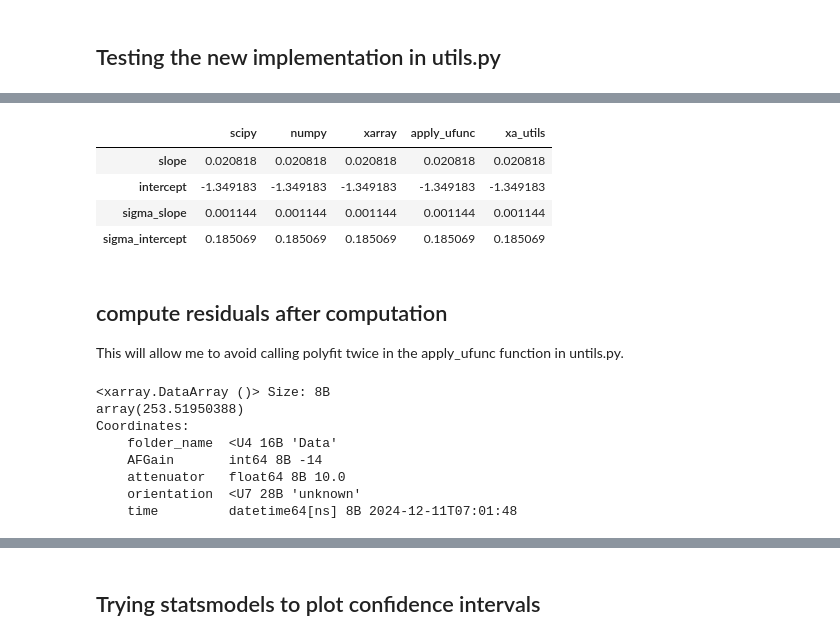
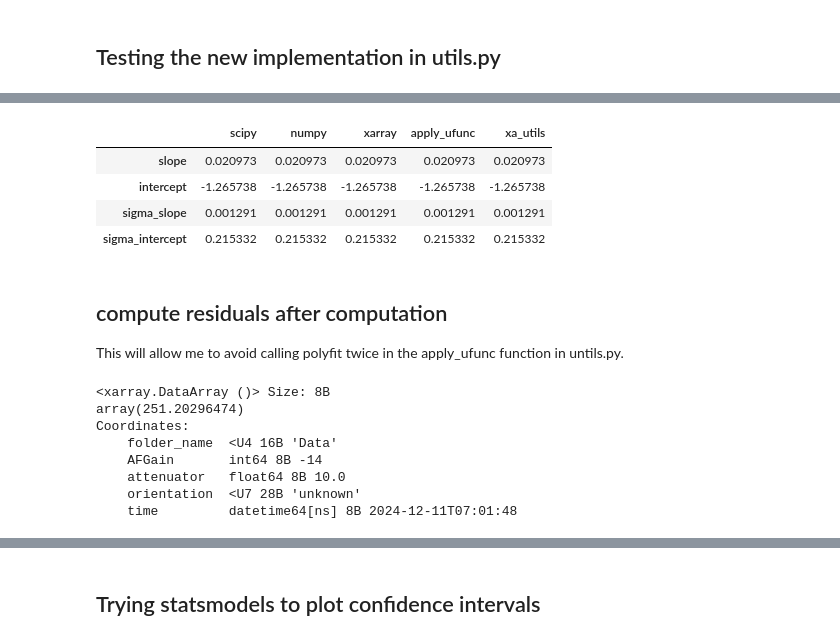
Before and after one commit to ldeo-glaciology/xapres, a Jupyter notebook: notebooks/test_notes/strain_rate_fit_uncertainties.ipynb, the cells around one changed output, grey strips where cells are left out. Cells and saved outputs as stored; diff of their text form; code cells hidden in the pictures.

Commit message:
add working weighted ezz fit and a new test

```diff
--- a/notebooks/test_notes/strain_rate_fit_uncertainties.ipynb
+++ b/notebooks/test_notes/strain_rate_fit_uncertainties.ipynb
@@ -65,7 +64,7 @@ Coordinates:
 one_w = w.isel(attenuator_setting_pair=1, time=60).sel(bin_depth=slice(0, 300))
 xdata = one_w.bin_depth.values
 ydata = one_w.velocity.values
-sigma = one_w.velocity_uncertainty.values
-one_w.velocity.plot(xlim=[0,500], ylim=[-40, 20], marker='.', linestyle = 'None')
+sigma = ((one_w.velocity_variance)**0.5).values
+one_w.velocity.plot(xlim=[0,300], ylim=[-10, 10], marker='.', linestyle = 'None')
 # %% [output]
 [<matplotlib.lines.Line2D at 0x...>]
@@ -306,7 +305,7 @@ def polyfit(ds, deg = 1, cov = 'unscaled'):
         my_polyfit,
         ds.bin_depth,
         ds.velocity,
-        ds.velocity_uncertainty,
+        (ds.velocity_variance)**0.5,
         input_core_dims=[["bin_depth"], ["bin_depth"], ["bin_depth"]],
         output_core_dims=[["degree"], ["degree"], ["dummy_dim"]],
         kwargs = {'deg': deg, 'cov': cov},
@@ -527,4 +526,5 @@ polyfit(w1).parameter_uncertainty.sel(degree=0).item()
 ## Testing the new implementation in utils.py
 # %%
 from_utils = stacked.profile.displacement_timeseries(max_depth_for_ezz_fit = 300, offset = 6)
-from_utils_1 = stacked.profile.displacement_timeseries(max_depth_for_ezz_fit = 300, offset = 6).isel(attenuator_setting_pair=1, time=60).sel(bin_depth=slice(0, 300))
+from_utils_1_cropped = stacked.profile.displacement_timeseries(max_depth_for_ezz_fit = 300, offset = 6).isel(attenuator_setting_pair=1, time=60).sel(bin_depth=slice(0, 300))
+from_utils_1_cropped
@@ -547,32 +549,32 @@ Attributes:
 # %%
 # add new column to dataframe
 abs_weights['xa_utils'] = abs_weights.numpy*np.nan
 # add values from from_utils xarray to the df in the final column
-abs_weights.loc['slope', 'xa_utils'] = from_utils_1.strain_rate.item()
-abs_weights.loc['intercept', 'xa_utils'] = from_utils_1.surface_intercept.item()
-abs_weights.loc['sigma_slope', 'xa_utils'] = from_utils_1.strain_rate_uncertainty.item()
-abs_weights.loc['sigma_intercept', 'xa_utils'] = from_utils_1.surface_intercept_uncertainty.item()
+abs_weights.loc['slope', 'xa_utils'] = from_utils_1_cropped.strain_rate.item()
+abs_weights.loc['intercept', 'xa_utils'] = from_utils_1_cropped.surface_intercept.item()
+abs_weights.loc['sigma_slope', 'xa_utils'] = from_utils_1_cropped.strain_rate_uncertainty.item()
+abs_weights.loc['sigma_intercept', 'xa_utils'] = from_utils_1_cropped.surface_intercept_uncertainty.item()
 abs_weights
 # %% [output]
 |  | scipy | numpy | xarray | apply_ufunc | xa_utils |
-| slope | 0.020818 | 0.020818 | 0.020818 | 0.020818 | 0.020818 |
-| intercept | -1.349183 | -1.349183 | -1.349183 | -1.349183 | -1.349183 |
-| sigma_slope | 0.001144 | 0.001144 | 0.001144 | 0.001144 | 0.001144 |
-| sigma_intercept | 0.185069 | 0.185069 | 0.185069 | 0.185069 | 0.185069 |
+| slope | 0.020973 | 0.020973 | 0.020973 | 0.020973 | 0.020973 |
+| intercept | -1.265738 | -1.265738 | -1.265738 | -1.265738 | -1.265738 |
+| sigma_slope | 0.001291 | 0.001291 | 0.001291 | 0.001291 | 0.001291 |
+| sigma_intercept | 0.215332 | 0.215332 | 0.215332 | 0.215332 | 0.215332 |
 # %% [markdown]
 ## compute residuals after computation
 This will allow me to avoid calling polyfit twice in the apply_ufunc function in untils.py.
 # %%
 # compute residuals with polyfit paramaers
-def compute_residuals(ds):
+def compute_residuals_unweighted(ds):
     #sum of squared residuals of the least squares fit#
     residuals = ds.velocity - (ds.strain_rate * ds.bin_depth + ds.surface_intercept)
     return (residuals**2).sum(dim='bin_depth')
 
-compute_residuals(from_utils_1)
+compute_residuals_unweighted(from_utils_1_cropped)
 # %% [output]
 <xarray.DataArray ()> Size: 8B
-array(253.51950388)
+array(251.20296474)
 Coordinates:
     folder_name  <U4 16B 'Data'
     AFGain       int64 8B -14
```
Also changed, not shown: parts of 38 cells of this notebook, 4 other files.
